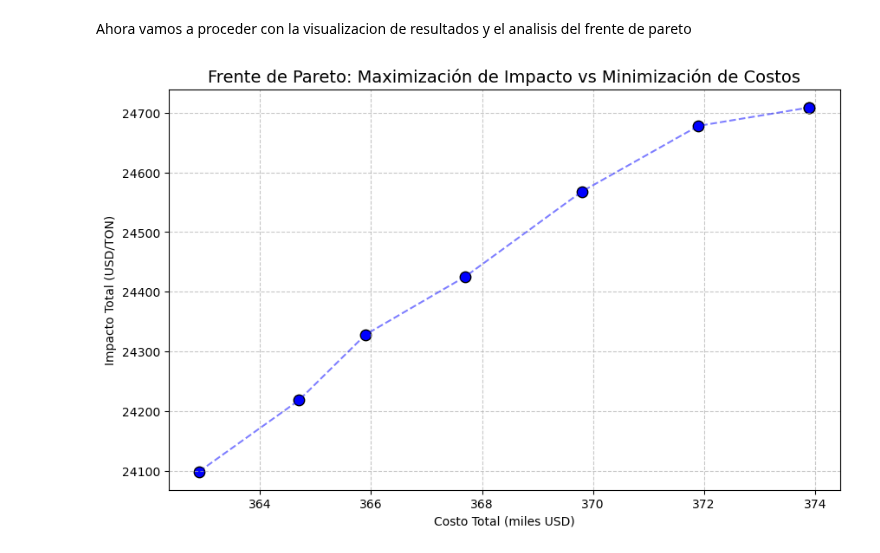
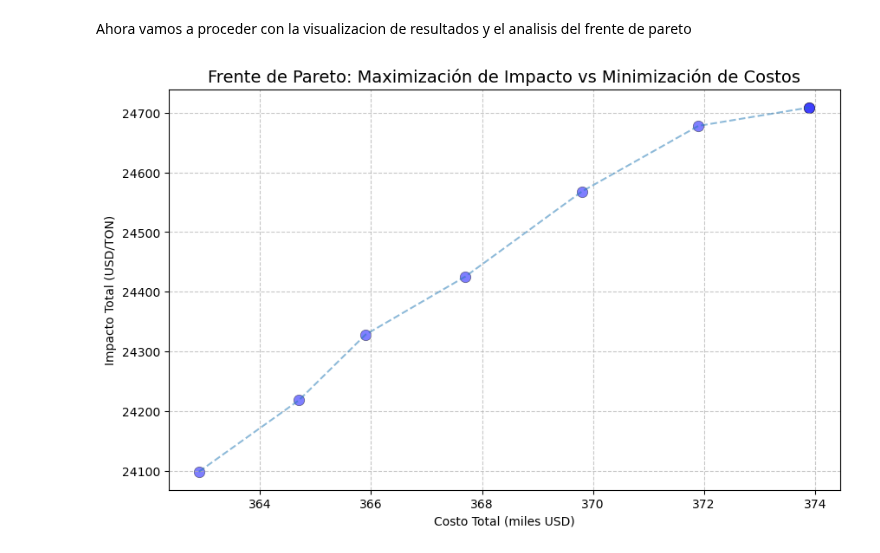
Before and after one commit to Mateo-Lopez83/labs_Mos_MateoLopez_IgnacioChaparro, a Jupyter notebook: lab5/punto1.ipynb, the cells around one changed output. Drawn from its saved outputs; the diff is of its cells as text; code cells hidden in the pictures.

```diff
--- a/lab5/punto1.ipynb
+++ b/lab5/punto1.ipynb
@@ -547,21 +547,21 @@ Ahora vamos a proceder con la visualizacion de resultados y el analisis del fren
 # %%
 import matplotlib.pyplot as plt
 
 x_costo = []
 y_impacto = []
 
 for model in resultados:
     x_costo.append(value(model.costo))
     y_impacto.append(value(model.impacto))
 
 
 plt.figure(figsize=(10, 6))
-plt.scatter(x_costo, y_impacto, s=80, color='blue', edgecolor='black')
-plt.plot(x_costo, y_impacto, 'b--', alpha=0.5)
+plt.scatter(x_costo, y_impacto, s=80, color='blue', edgecolor='black', alpha=0.5, linewidths=0.5)
+plt.plot(x_costo, y_impacto, '--', alpha=0.5)
 plt.xlabel('Costo Total (miles USD)')
 plt.ylabel('Impacto Total (USD/TON)')
 plt.title('Frente de Pareto: Maximización de Impacto vs Minimización de Costos', fontsize=14)
 plt.grid(True, linestyle='--', alpha=0.7)
 plt.show()
 # %% [output]
-[figure, old version]
+[figure, new version]
```
Also changed, not shown: parts of 1 cell of this notebook.
